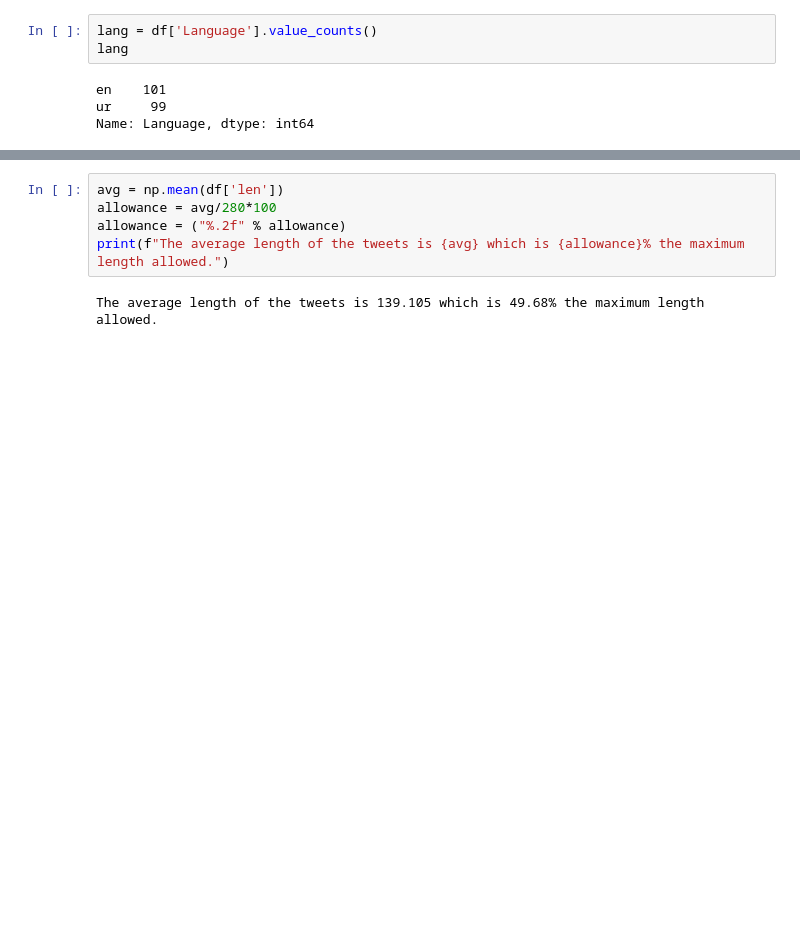
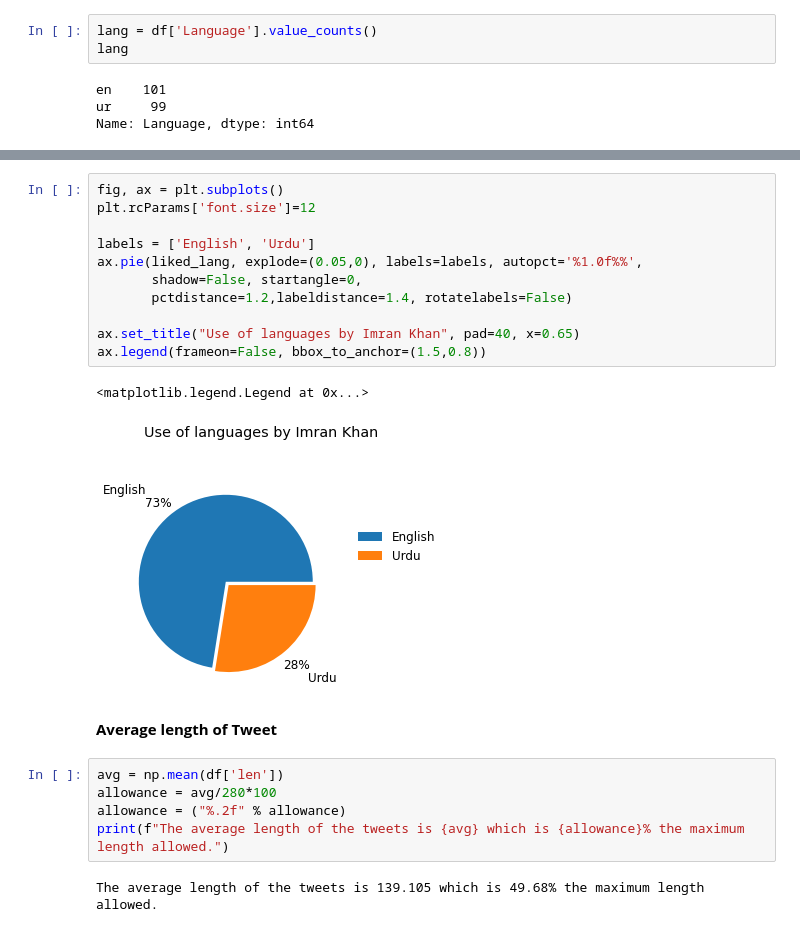
Before and after one commit to AliShujjat/Twitter, a Jupyter notebook: TwitterImran.ipynb, the cells around one changed output, grey strips where cells are left out. Saved outputs shown, nothing was run; the diff lists cells and outputs as text; blank space fills up the shorter version.

```diff
--- a/TwitterImran.ipynb
+++ b/TwitterImran.ipynb
@@ -127,3 +149,19 @@ ax.legend(frameon=False, bbox_to_anchor=(1.5,0.8))
+# %%
+fig, ax = plt.subplots()
+plt.rcParams['font.size']=12
+
+labels = ['English', 'Urdu']
+ax.pie(liked_lang, explode=(0.05,0), labels=labels, autopct='%1.0f%%',
+       shadow=False, startangle=0,
+       pctdistance=1.2,labeldistance=1.4, rotatelabels=False)
+
+ax.set_title("Use of languages by Imran Khan", pad=40, x=0.65)
+ax.legend(frameon=False, bbox_to_anchor=(1.5,0.8))
+# %% [output]
+<matplotlib.legend.Legend at 0x...>
+[figure, added]
+# %% [markdown]
+**Average length of Tweet**
 # %%
 avg = np.mean(df['len'])
 allowance = avg/280*100
```
Also changed, not shown: parts of 38 cells of this notebook.
